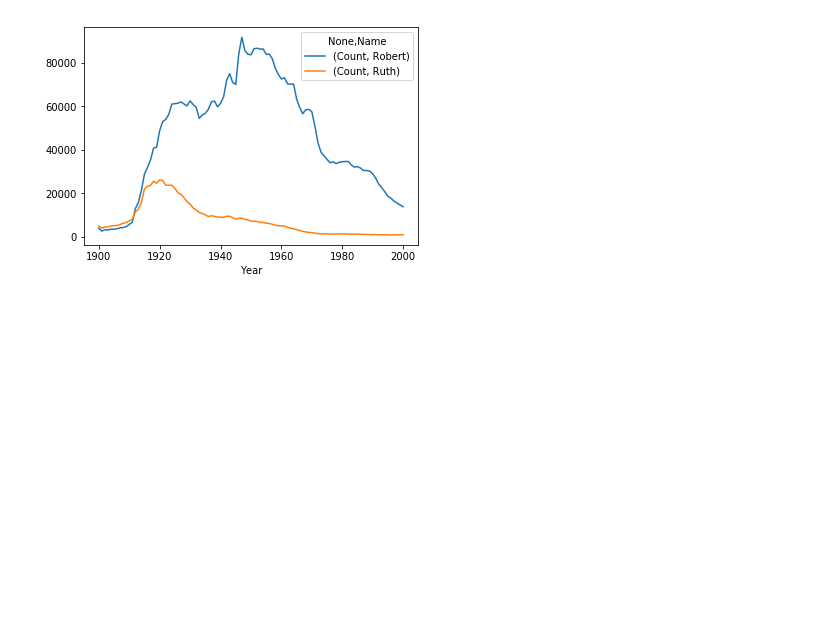
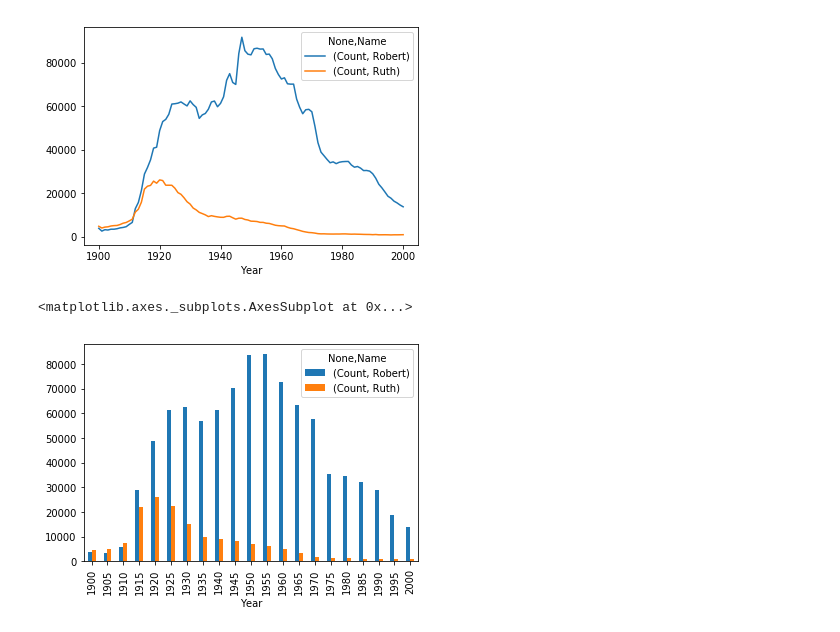
Before and after one commit to dashuncel/hw42, a Jupyter notebook: hw42.ipynb, the cells around one changed output. Cells and saved outputs as stored; diff of their text form; code cells hidden in the pictures; blank space fills up the shorter version.

```diff
--- a/hw42.ipynb
+++ b/hw42.ipynb
@@ -25,9 +25,9 @@ def name_dynamic(names, step):
 
 
 d_frame1 = name_dynamic(['Ruth', 'Robert'], 1)
-#d_frame2 = name_dynamic(['Ruth', 'Robert'], 5)
+d_frame2 = name_dynamic(['Ruth', 'Robert'], 5)
 d_frame1
-#d_frame2
+d_frame2
 # %% [output]
 |  |  | Count |
 | Name | Year |  |
@@ -133,3 +133,8 @@ d_frame1.unstack('Name').plot()
 # %% [output]
 <matplotlib.axes._subplots.AxesSubplot at 0x...>
 [figure]
+# %%
+d_frame2.unstack('Name').plot(kind='bar')
+# %% [output]
+<matplotlib.axes._subplots.AxesSubplot at 0x...>
+[figure, added]
```
